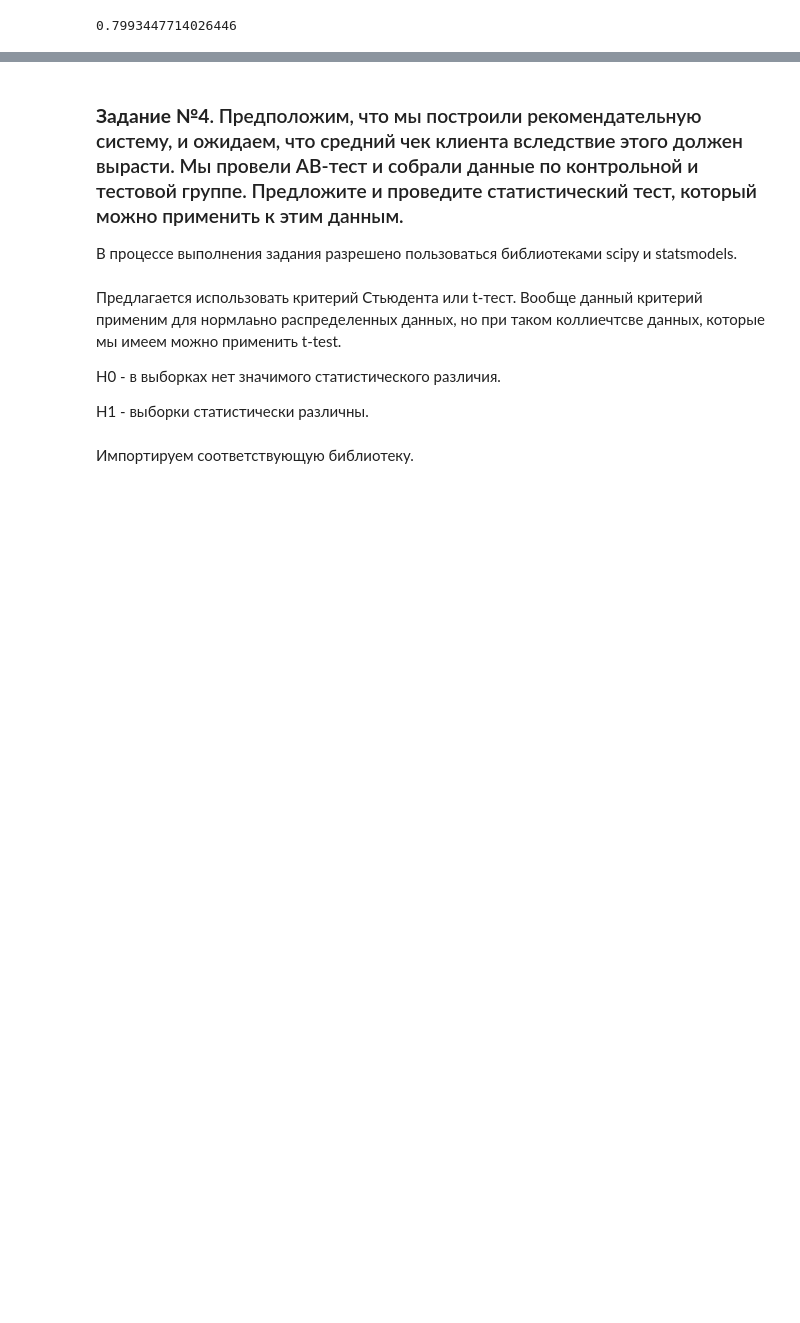
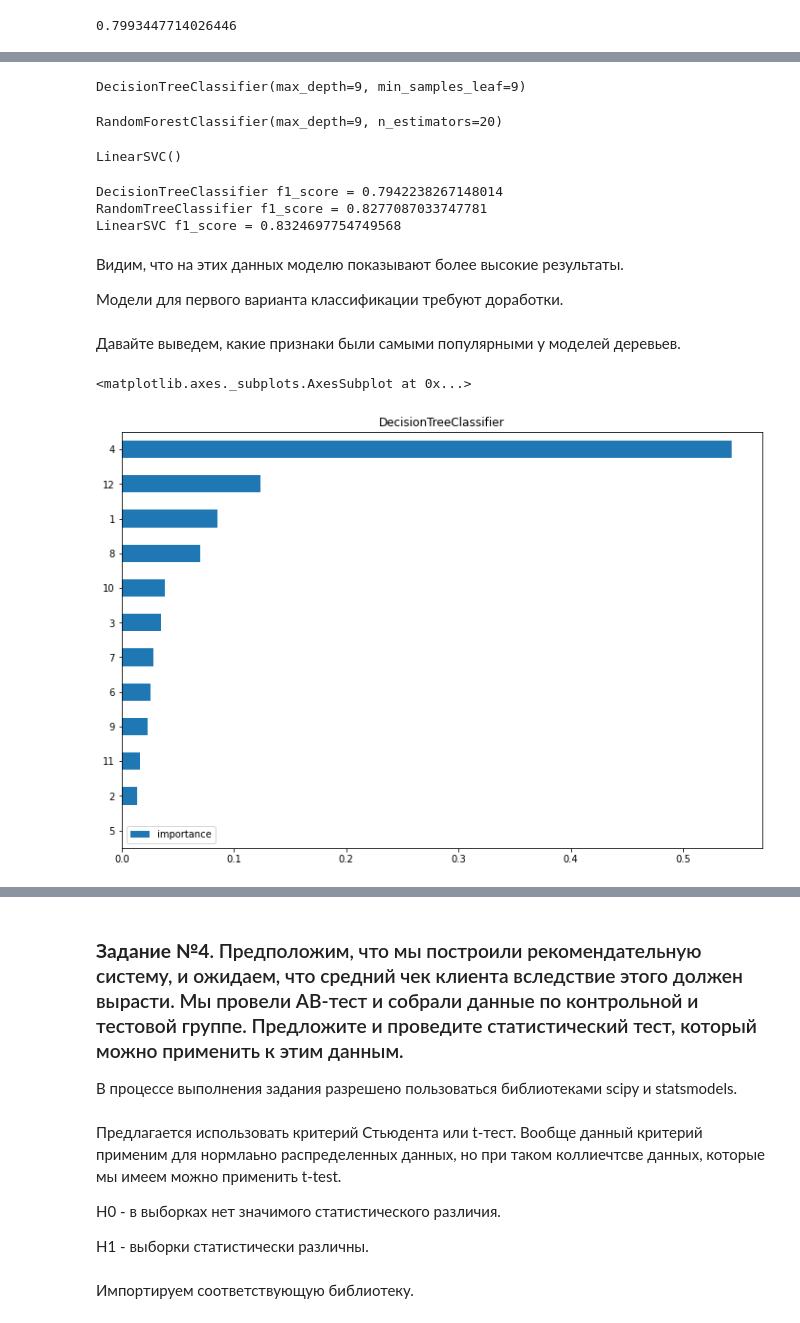
Before and after one commit to VorobyvEgor/Data_Science_with_Python, a Jupyter notebook: Тестовое_задание.ipynb, the cells around one changed output, grey strips where cells are left out. Drawn from its saved outputs; the diff is of its cells as text; code cells hidden in the pictures; blank space fills up the shorter version.

```diff
--- a/Тестовое_задание.ipynb
+++ b/Тестовое_задание.ipynb
@@ -391,0 +428,2 @@ f1_score(predict, y_test, average='samples')
+# %%
+search.fit(X_train, y_train)
@@ -399,0 +445,2 @@ search.set_params
+# %%
+best_clf = search.best_estimator_
@@ -422,0 +520,35 @@ params = {
+# %%
+X_train, X_test, y_train, y_test = train_test_split(X, y_nark, test_size=0.3, random_state=0)
+# %%
+best_clf.fit(X_train, y_train)
+# %% [output]
+DecisionTreeClassifier(max_depth=9, min_samples_leaf=9)
+# %%
+best_for_clf.fit(X_train, y_train)
+# %% [output]
+RandomForestClassifier(max_depth=9, n_estimators=20)
+# %%
+svc.fit(X_train, y_train)
+# %% [output]
+LinearSVC()
+# %%
+print('DecisionTreeClassifier f1_score =', f1_score(best_clf.predict(X_test), y_test))
+print('RandomTreeClassifier f1_score =', f1_score(best_for_clf.predict(X_test), y_test))
+print('LinearSVC f1_score =', f1_score(svc.predict(X_test), y_test))
+# %% [output]
+DecisionTreeClassifier f1_score = 0.7942238267148014
+RandomTreeClassifier f1_score = 0.8277087033747781
+LinearSVC f1_score = 0.8324697754749568
+# %% [markdown]
+Видим, что на этих данных моделю показывают более высокие результаты.
+
+
+Модели для первого варианта классификации требуют доработки.
+# %% [markdown]
+Давайте выведем, какие признаки были самыми популярными у моделей деревьев.
+# %%
+imp = pd.DataFrame(best_clf.feature_importances_, index=X.columns, columns=['importance'])
+imp.sort_values('importance').plot(kind='barh', figsize=(12, 8), title='DecisionTreeClassifier')
+# %% [output]
+<matplotlib.axes._subplots.AxesSubplot at 0x...>
+[figure, added]
```
Also changed, not shown: parts of 62 cells of this notebook.
